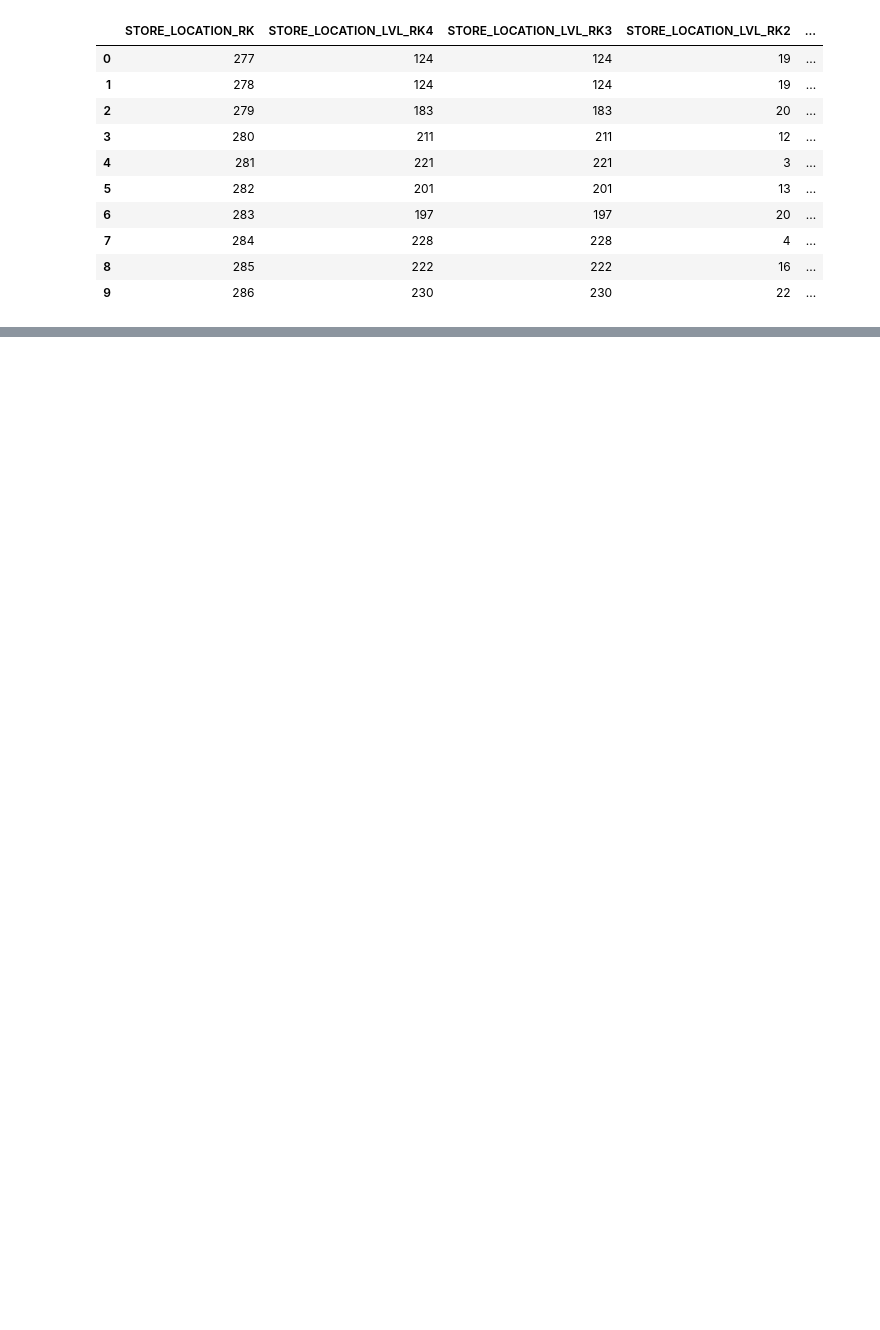
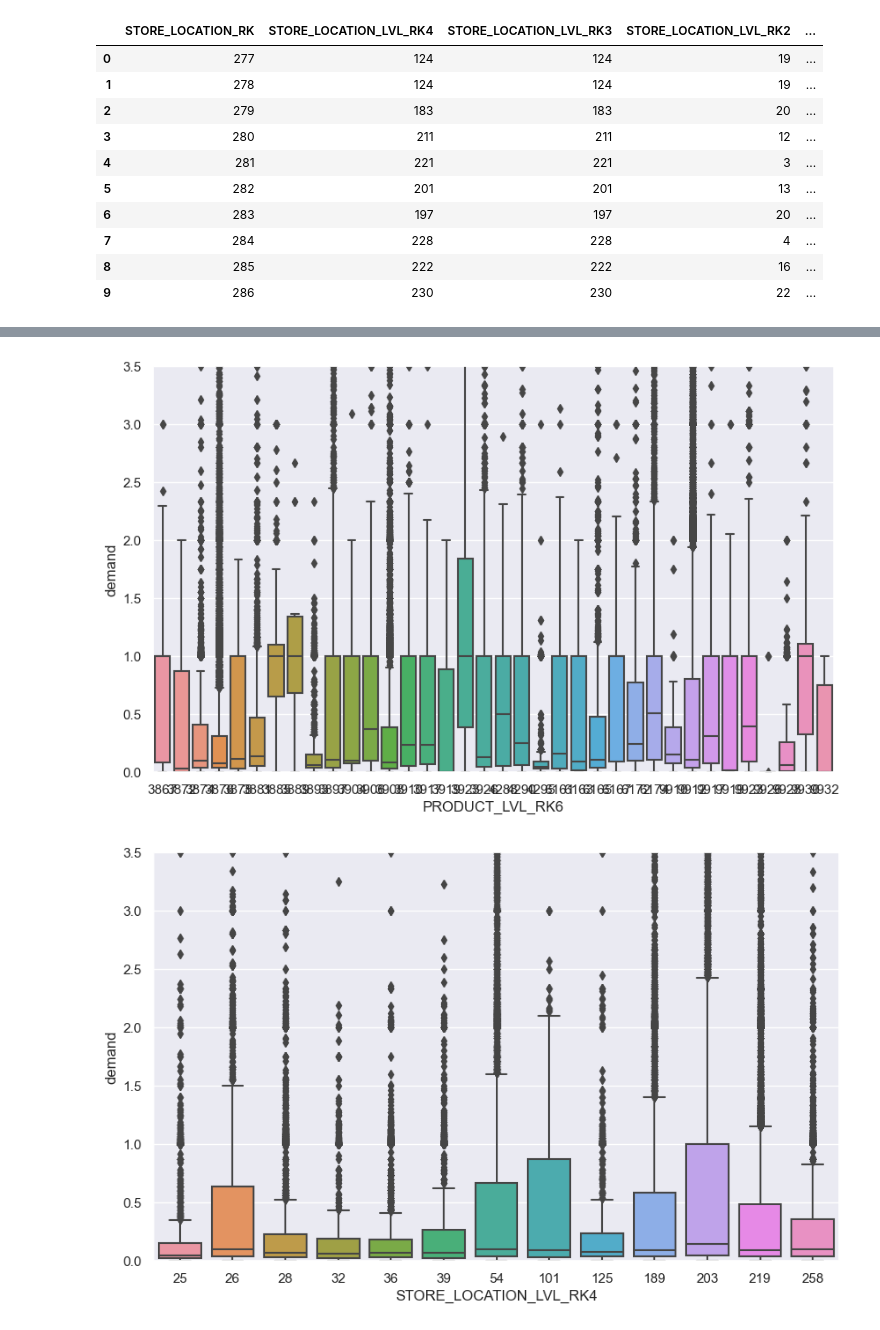
Before and after one commit to tane-superior/retail-demand-forecast, a Jupyter notebook: proj.ipynb, the cells around one changed output, grey strips where cells are left out. Cells and saved outputs as stored; diff of their text form; code cells hidden in the pictures; blank space fills up the shorter version.

```diff
--- a/proj.ipynb
+++ b/proj.ipynb
@@ -101,0 +216,6 @@ train_merged.head(10)
+# %%
+filtered_merged2 = filtered_merged.drop(['STORE_LOCATION_LVL_RK3', 'STORE_LOCATION_LVL_RK2', 'STORE_LOCATION_LVL_RK1', 'STORE_LOCATION_RK', 'PRODUCT_LVL_RK4',\
+    'VALID_FROM_DTTM_y', 'VALID_FROM_DTTM_x', 'PRODUCT_LVL_RK3', 'PRODUCT_LVL_RK2', 'PRODUCT_LVL_RK1', 'PRODUCT_RK', 'PRODUCT_LVL_RK5',\
+    'VALID_TO_DTTM_y', 'VALID_TO_DTTM_x'], axis=1, inplace=False)
+
+filtered_merged2.head(10)
@@ -101,0 +276,4 @@ train_merged.head(10)
+# %%
+filtered_merged3 = filtered_merged2.drop(['STORE_CLOSURE_DTTM', 'STORE_OPEN_DTTM', 'SALES_INTRODUCTION_DT', 'SALES_DISCONTINUED_DT'], axis=1, inplace=False)
+
+filtered_merged3.head(10)
@@ -101,0 +313,4 @@ train_merged.head(10)
+# %%
+filtered_merged4 = filtered_merged3.drop(['PROCESSED_DTTM_y', 'PROCESSED_DTTM_x'], axis=1, inplace=False)
+
+filtered_merged4.head(10)
@@ -101,0 +362,8 @@ train_merged.head(10)
+# %%
+qualitative = ['PRODUCT_LVL_RK6', 'STORE_LOCATION_LVL_RK4', 'AUTORIZATION_FLAG', 'NUM_CONSULTANT', 'PROMO2_FLAG', 'PROMO1_FLAG']
+# %%
+for col in qualitative:
+    quick_boxplot(filtered_merged4, col, 'demand', vertical=False, ylim=3.5)
+# %% [output]
+[figure, added]
+[figure, added]
```
Also changed, not shown: parts of 25 cells of this notebook.
